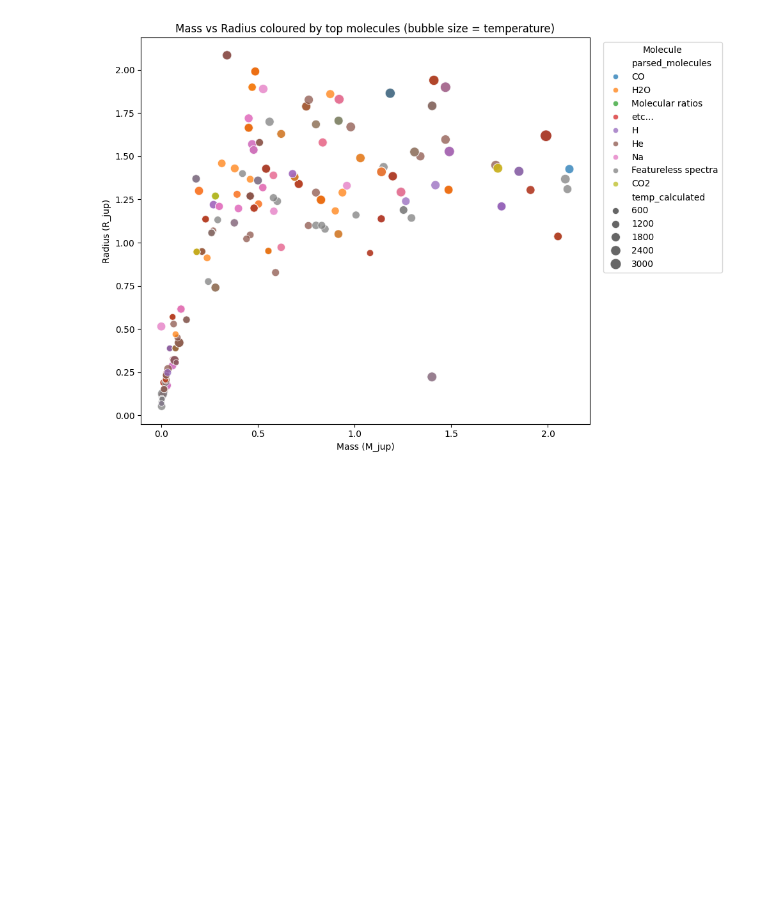
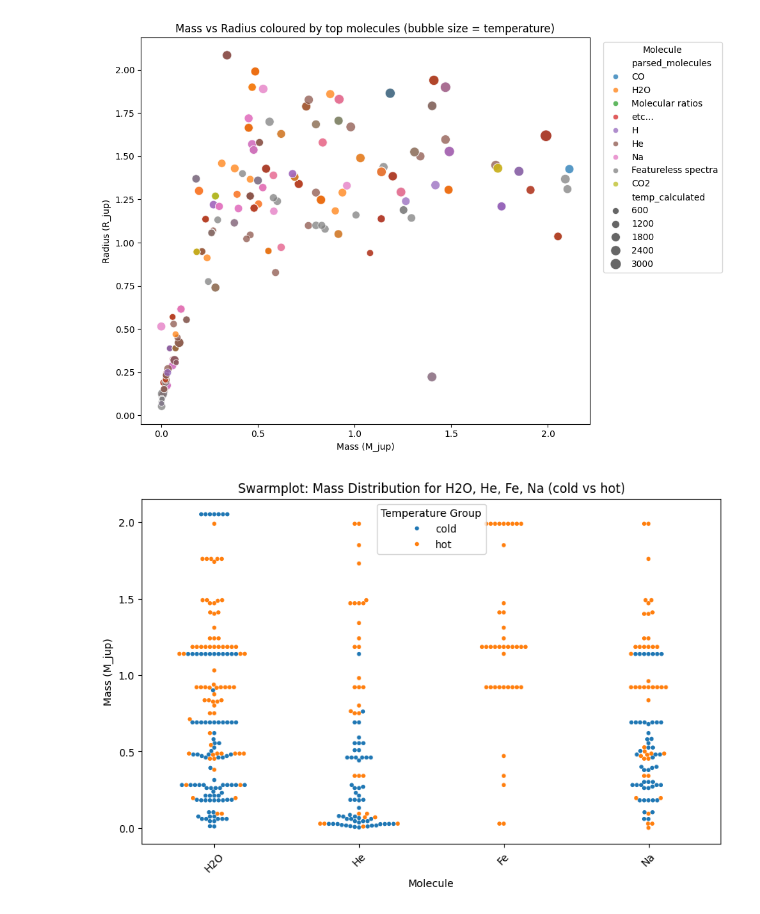
Before and after one commit to Dova-afk/MUCYT_IASCA, a Jupyter notebook: EDA_Exoatmospheres.ipynb, the cells around one changed output. Drawn from its saved outputs; the diff is of its cells as text; code cells hidden in the pictures; blank space fills up the shorter version.

```diff
--- a/EDA_Exoatmospheres.ipynb
+++ b/EDA_Exoatmospheres.ipynb
@@ -357,3 +357,18 @@ plt.tight_layout()
 plt.show()
 # %% [output]
 [figure]
+# %%
+selected_mols = ['H2O', 'He', 'Fe', 'Na']
+subset_swarm = exoatmos_no_outliers.explode('parsed_molecules')
+subset_swarm = subset_swarm[subset_swarm['parsed_molecules'].isin(selected_mols)]
+
+plt.figure(figsize=(10, 6))
+sns.swarmplot(data=subset_swarm, x='parsed_molecules', y='mass', hue='temp_group', dodge=False, size=4)
+plt.title('Swarmplot: Mass Distribution for H2O, He, Fe, Na (cold vs hot)')
+plt.xticks(rotation=45)
+plt.xlabel('Molecule')
+plt.ylabel('Mass (M_jup)')
+plt.legend(title='Temperature Group')
+plt.show()
+# %% [output]
+[figure, added]
```
Also changed, not shown: parts of 1 cell of this notebook, 2 other files.
